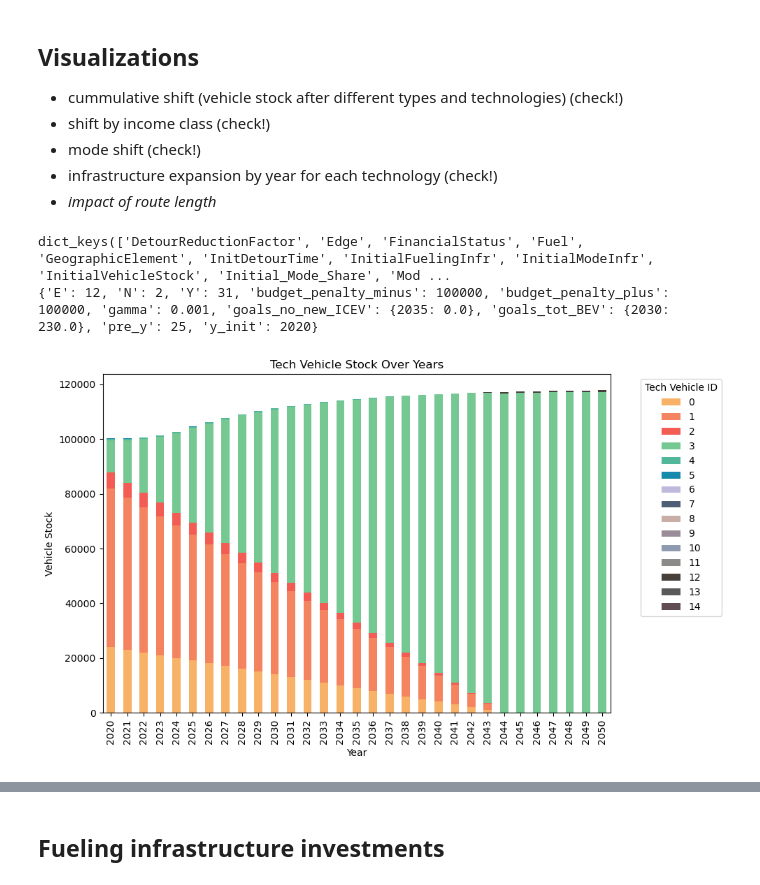
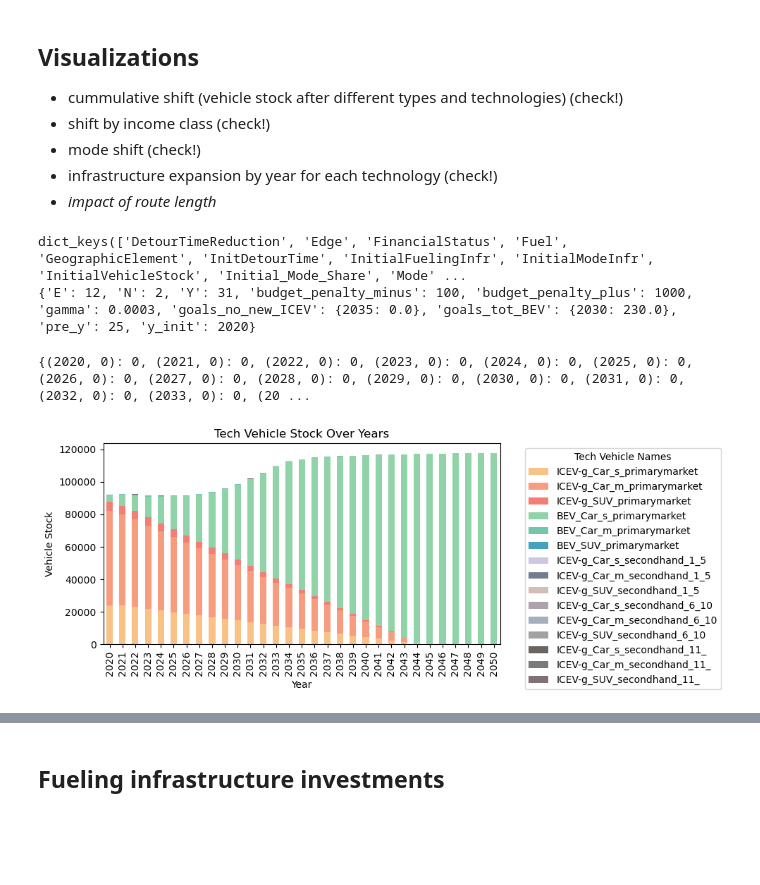
Before and after one commit to antoniamgolab/iDesignRES_transcompmodel, a Jupyter notebook: examples/Basque country/results_analysis.ipynb, the cells around one changed output, grey strips where cells are left out. Cells and saved outputs as stored; diff of their text form; code cells hidden in the pictures; blank space fills up the shorter version.

```diff
--- a/examples/Basque country/results_analysis.ipynb
+++ b/examples/Basque country/results_analysis.ipynb
@@ -9,8 +9,8 @@ import sys
 import pandas as pd
 import geopandas as gpd
 # %%
-case_study_name = "region_dep_costs"
-input_file_name = "transport_data_years_v50.yaml"
+case_study_name = "testing_2025-02-02_10-12-05"
+input_file_name = "transport_data_years_v60.yaml"
 
 current_path = os.getcwd()
 print("Current path:", current_path)
@@ -43,14 +43,17 @@ with open(folder_input + "/" + input_file_name) as file:
 # %% [markdown]
 ## Reading output data
 # %%
+with open(os.path.normpath(file_results + "/" + case_study_name + "_n_fueling_dict.yaml")) as file:
+    n_fueling_dict= yaml.safe_load(file)
+
 with open(os.path.normpath(file_results + "/" + case_study_name + "_budget_penalty_minus_dict.yaml")) as file:
     budget_penalty_minus_dict = yaml.safe_load(file)
 
 with open(os.path.normpath(file_results + "/" + case_study_name + "_budget_penalty_plus_dict.yaml")) as file:
     budget_penalty_plus_dict= yaml.safe_load(file)
 
-# with open(os.path.normpath(file_results + "/" + case_study_name + "_detour_time_dict.yaml")) as file:
-#     detour_time_dict= yaml.safe_load(file)
+with open(os.path.normpath(file_results + "/" + case_study_name + "_detour_time_dict.yaml")) as file:
+    detour_time_dict= yaml.safe_load(file)
 
 with open(os.path.normpath(file_results + "/" + case_study_name + "_f_dict.yaml")) as file:
     f_dict= yaml.safe_load(file)
@@ -131,8 +135,8 @@ G = pre_y + Y
 g_init = y_init - pre_y
 Y_end = y_init + Y - 1
 # %% [output]
-dict_keys(['DetourReductionFactor', 'Edge', 'FinancialStatus', 'Fuel', 'GeographicElement', 'InitDetourTime', 'InitialFuelingInfr', 'InitialModeInfr', 'InitialVehicleStock', 'Initial_Mode_Share', 'Mod ...
-{'E': 12, 'N': 2, 'Y': 31, 'budget_penalty_minus': 100000, 'budget_penalty_plus': 100000, 'gamma': 0.001, 'goals_no_new_ICEV': {2035: 0.0}, 'goals_tot_BEV': {2030: 230.0}, 'pre_y': 25, 'y_init': 2020}
+dict_keys(['DetourTimeReduction', 'Edge', 'FinancialStatus', 'Fuel', 'GeographicElement', 'InitDetourTime', 'InitialFuelingInfr', 'InitialModeInfr', 'InitialVehicleStock', 'Initial_Mode_Share', 'Mode' ...
+{'E': 12, 'N': 2, 'Y': 31, 'budget_penalty_minus': 100, 'budget_penalty_plus': 1000, 'gamma': 0.0003, 'goals_no_new_ICEV': {2035: 0.0}, 'goals_tot_BEV': {2030: 230.0}, 'pre_y': 25, 'y_init': 2020}
 # %%
 # print(input_data.keys())
 fuel_list = input_data["Fuel"]
@@ -161,33 +165,42 @@ def get_vehicle_stock(by_income_class = False, income_class=None):
 
         for y in range(y_init, Y_end + 1):
             if not by_income_class:
-                total_veh_number = sum(h[(y, r, tv_id, g)] for g in range(g_init, y + 1) for r in range(0, 20))
+                total_veh_number = sum(h[(y, r, tv_id, g)] for g in range(g_init, y + 1) for r in odpair_list.keys() if (y, r, tv_id, g) in h.keys())
             else:
-                total_veh_number = sum(h[(y, r, tv_id, g)] for g in range(g_init, y + 1) for r in range(0, 20) if odpair_list[r]["financial_status"] == income_class and (y, r, tv_id, g) in h.keys())
+                total_veh_number = sum(h[(y, r, tv_id, g)] for g in range(g_init, y + 1) for r in odpair_list.keys() if odpair_list[r]["financial_status"] == income_class and (y, r, tv_id, g) in h.keys())
             techveh_stock[(y, tv_id)] = total_veh_number
     return techveh_stock
 # %%
 # color palette defintion"
 colors_techvehicles = ["#f7b267", "#f4845f", "#f25c54", "#76c893", "#52b69a", "#168aad", "#c0b9dd", "#4f5d75", "#c9ada7", "#9a8c98", "#8e9aaf", "#8b8c89", "#463f3a", "#595959", "#604d53"]
+# %%
+veh_stock = get_vehicle_stock(True, "Commercial")
+print(veh_stock)
+# %% [output]
+{(2020, 0): 0, (2021, 0): 0, (2022, 0): 0, (2023, 0): 0, (2024, 0): 0, (2025, 0): 0, (2026, 0): 0, (2027, 0): 0, (2028, 0): 0, (2029, 0): 0, (2030, 0): 0, (2031, 0): 0, (2032, 0): 0, (2033, 0): 0, (20 ...
 # %%
-fig, ax = plt.subplots(figsize=(10, 6))
+tech_vehicle_names = [techvehicle_list[tech_id]["name"] for tech_id in techvehicle_list.keys()]
+fig, ax = plt.subplots(figsize=(10, 4))
 
 years = range(y_init, Y_end + 1)
 tech_ids = list(techvehicle_list.keys())
 
 techveh_stock_all = get_vehicle_stock()
 
 # Prepare data for stacked bar plot
 data = {year: [techveh_stock_all.get((year, tech_id), 0) for tech_id in tech_ids] for year in years}
 df = pd.DataFrame(data, index=tech_ids).T
 
 # Plotting
-df.plot(kind='bar', stacked=True, ax=ax, color=colors_techvehicles)
+bars = df.plot(kind='bar', stacked=True, ax=ax, color=colors_techvehicles, alpha=0.8)
 ax.set_xlabel('Year')
 ax.set_ylabel('Vehicle Stock')
 ax.set_title('Tech Vehicle Stock Over Years')
-plt.legend(title='Tech Vehicle ID', bbox_to_anchor=(1.05, 1), loc='upper left')
+
+handles, _ = ax.get_legend_handles_labels()
+ax.legend(handles, tech_vehicle_names, title='Tech Vehicle Names', bbox_to_anchor=(1.05, 1), loc='upper left')
+ # plt.legend(title='Tech Vehicle ID', bbox_to_anchor=(1.05, 1), loc='upper left')
 plt.tight_layout()
 plt.show()
 # %% [output]
-[figure, old version]
+[figure, new version]
```
Also changed, not shown: parts of 24 cells of this notebook, 5 other files.
